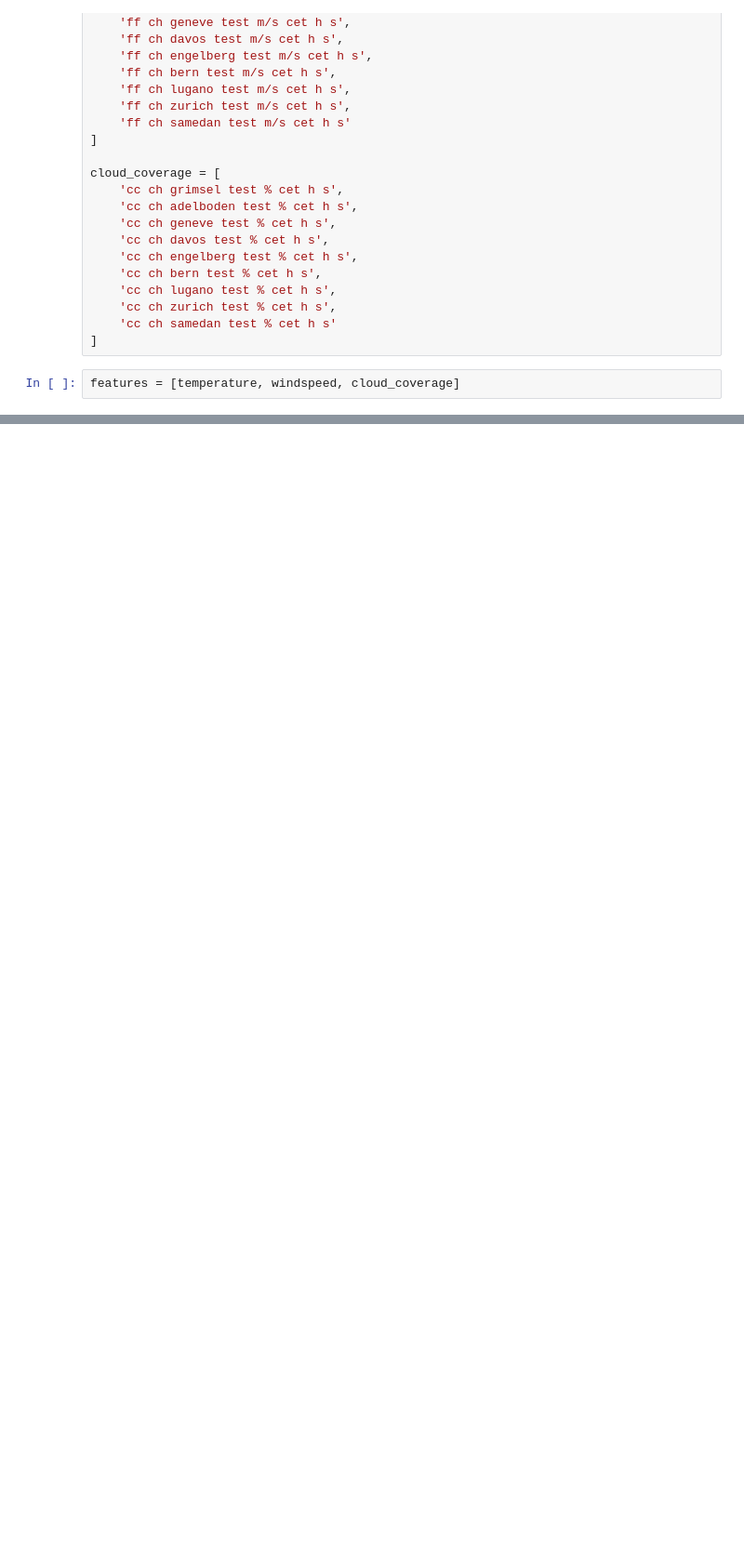
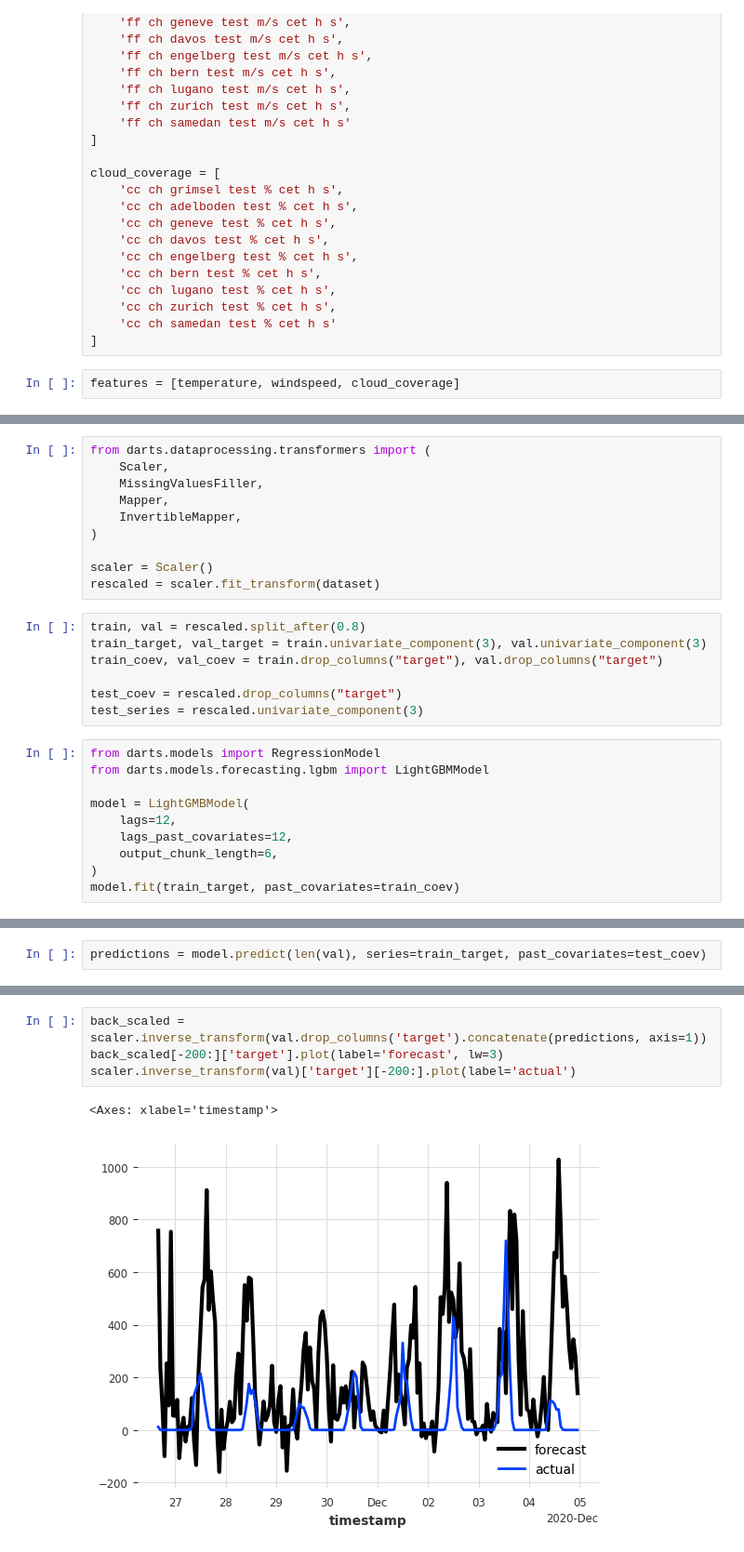
Before and after one commit to iffthomas/Axpo-Datathon-Challenge-2024, a Jupyter notebook: notebooks/create_dataset.ipynb, the cells around one changed output, grey strips where cells are left out. Shown at 93% size. Drawn from its saved outputs; the diff is of its cells as text; blank space fills up the shorter version.

Commit message:
create dataset

```diff
--- a/notebooks/create_dataset.ipynb
+++ b/notebooks/create_dataset.ipynb
@@ -86,0 +137,27 @@ Freq: h, Length: 51960, dtype: float64
+# %%
+from darts.dataprocessing.transformers import (
+    Scaler,
+    MissingValuesFiller,
+    Mapper,
+    InvertibleMapper,
+)
+
+scaler = Scaler()
+rescaled = scaler.fit_transform(dataset)
+# %%
+train, val = rescaled.split_after(0.8)
+train_target, val_target = train.univariate_component(3), val.univariate_component(3)
+train_coev, val_coev = train.drop_columns("target"), val.drop_columns("target")
+
+test_coev = rescaled.drop_columns("target")
+test_series = rescaled.univariate_component(3)
+# %%
+from darts.models import RegressionModel
+from darts.models.forecasting.lgbm import LightGBMModel
+
+model = LightGMBModel(
+    lags=12,
+    lags_past_covariates=12,
+    output_chunk_length=6,
+)
+model.fit(train_target, past_covariates=train_coev)
@@ -86,0 +166,2 @@ Freq: h, Length: 51960, dtype: float64
+# %%
+predictions = model.predict(len(val), series=train_target, past_covariates=test_coev)
@@ -86,0 +180,7 @@ Freq: h, Length: 51960, dtype: float64
+# %%
+back_scaled = scaler.inverse_transform(val.drop_columns('target').concatenate(predictions, axis=1))
+back_scaled[-200:]['target'].plot(label='forecast', lw=3)
+scaler.inverse_transform(val)['target'][-200:].plot(label='actual')
+# %% [output]
+<Axes: xlabel='timestamp'>
+[figure, added]
```
Also changed, not shown: parts of 11 cells of this notebook.
